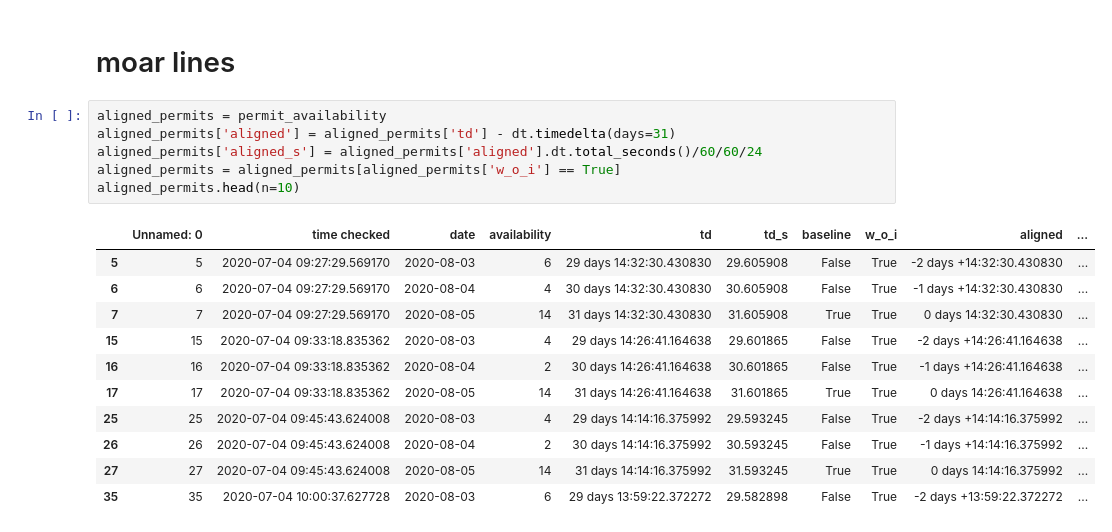
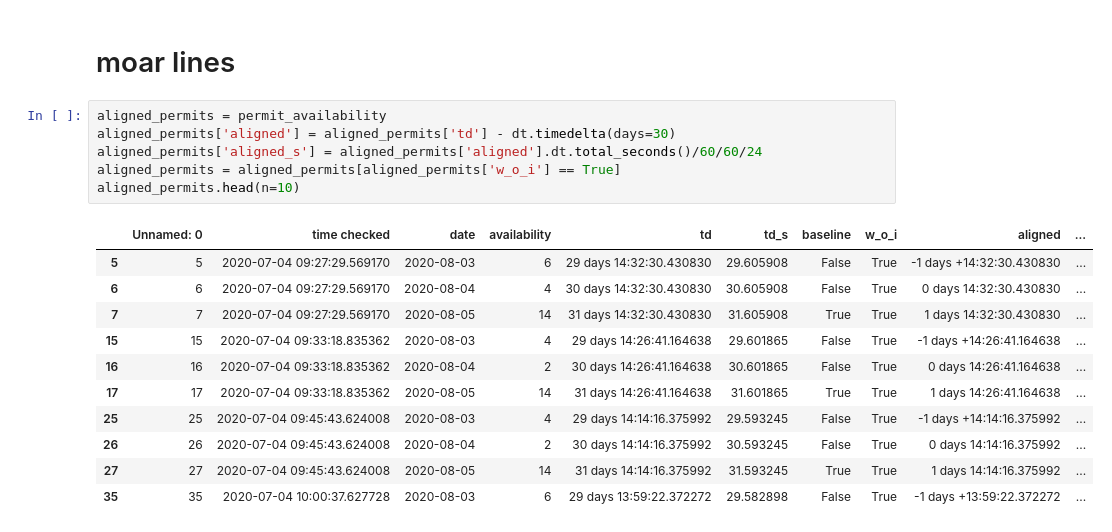
Before and after one commit to Sarulian/NapaliChecker, a Jupyter notebook: nepali_plotting.ipynb, the cells around one changed output. Saved outputs shown, nothing was run; the diff lists cells and outputs as text.

```diff
--- a/nepali_plotting.ipynb
+++ b/nepali_plotting.ipynb
@@ -145,22 +145,22 @@ plt.colorbar()
 # moar lines
 # %%
 aligned_permits = permit_availability
-aligned_permits['aligned'] = aligned_permits['td'] - dt.timedelta(days=31)
+aligned_permits['aligned'] = aligned_permits['td'] - dt.timedelta(days=30)
 aligned_permits['aligned_s'] = aligned_permits['aligned'].dt.total_seconds()/60/60/24
 aligned_permits = aligned_permits[aligned_permits['w_o_i'] == True]
 aligned_permits.head(n=10)
 # %% [output]
 |  | Unnamed: 0 | time checked | date | availability | td | td_s | baseline | w_o_i | aligned | ... |
-| 5 | 5 | 2020-07-04 09:27:29.569170 | 2020-08-03 | 6 | 29 days 14:32:30.430830 | 29.605908 | False | True | -2 days +14:32:30.430830 | ... |
-| 6 | 6 | 2020-07-04 09:27:29.569170 | 2020-08-04 | 4 | 30 days 14:32:30.430830 | 30.605908 | False | True | -1 days +14:32:30.430830 | ... |
-| 7 | 7 | 2020-07-04 09:27:29.569170 | 2020-08-05 | 14 | 31 days 14:32:30.430830 | 31.605908 | True | True | 0 days 14:32:30.430830 | ... |
-| 15 | 15 | 2020-07-04 09:33:18.835362 | 2020-08-03 | 4 | 29 days 14:26:41.164638 | 29.601865 | False | True | -2 days +14:26:41.164638 | ... |
-| 16 | 16 | 2020-07-04 09:33:18.835362 | 2020-08-04 | 2 | 30 days 14:26:41.164638 | 30.601865 | False | True | -1 days +14:26:41.164638 | ... |
-| 17 | 17 | 2020-07-04 09:33:18.835362 | 2020-08-05 | 14 | 31 days 14:26:41.164638 | 31.601865 | True | True | 0 days 14:26:41.164638 | ... |
-| 25 | 25 | 2020-07-04 09:45:43.624008 | 2020-08-03 | 4 | 29 days 14:14:16.375992 | 29.593245 | False | True | -2 days +14:14:16.375992 | ... |
-| 26 | 26 | 2020-07-04 09:45:43.624008 | 2020-08-04 | 2 | 30 days 14:14:16.375992 | 30.593245 | False | True | -1 days +14:14:16.375992 | ... |
-| 27 | 27 | 2020-07-04 09:45:43.624008 | 2020-08-05 | 14 | 31 days 14:14:16.375992 | 31.593245 | True | True | 0 days 14:14:16.375992 | ... |
-| 35 | 35 | 2020-07-04 10:00:37.627728 | 2020-08-03 | 6 | 29 days 13:59:22.372272 | 29.582898 | False | True | -2 days +13:59:22.372272 | ... |
+| 5 | 5 | 2020-07-04 09:27:29.569170 | 2020-08-03 | 6 | 29 days 14:32:30.430830 | 29.605908 | False | True | -1 days +14:32:30.430830 | ... |
+| 6 | 6 | 2020-07-04 09:27:29.569170 | 2020-08-04 | 4 | 30 days 14:32:30.430830 | 30.605908 | False | True | 0 days 14:32:30.430830 | ... |
+| 7 | 7 | 2020-07-04 09:27:29.569170 | 2020-08-05 | 14 | 31 days 14:32:30.430830 | 31.605908 | True | True | 1 days 14:32:30.430830 | ... |
+| 15 | 15 | 2020-07-04 09:33:18.835362 | 2020-08-03 | 4 | 29 days 14:26:41.164638 | 29.601865 | False | True | -1 days +14:26:41.164638 | ... |
+| 16 | 16 | 2020-07-04 09:33:18.835362 | 2020-08-04 | 2 | 30 days 14:26:41.164638 | 30.601865 | False | True | 0 days 14:26:41.164638 | ... |
+| 17 | 17 | 2020-07-04 09:33:18.835362 | 2020-08-05 | 14 | 31 days 14:26:41.164638 | 31.601865 | True | True | 1 days 14:26:41.164638 | ... |
+| 25 | 25 | 2020-07-04 09:45:43.624008 | 2020-08-03 | 4 | 29 days 14:14:16.375992 | 29.593245 | False | True | -1 days +14:14:16.375992 | ... |
+| 26 | 26 | 2020-07-04 09:45:43.624008 | 2020-08-04 | 2 | 30 days 14:14:16.375992 | 30.593245 | False | True | 0 days 14:14:16.375992 | ... |
+| 27 | 27 | 2020-07-04 09:45:43.624008 | 2020-08-05 | 14 | 31 days 14:14:16.375992 | 31.593245 | True | True | 1 days 14:14:16.375992 | ... |
+| 35 | 35 | 2020-07-04 10:00:37.627728 | 2020-08-03 | 6 | 29 days 13:59:22.372272 | 29.582898 | False | True | -1 days +13:59:22.372272 | ... |
 # %%
 palette = plt.get_cmap('Set1')
 plt.figure(figsize=(13,7))
```
Also changed, not shown: parts of 1 cell of this notebook, 1 other file.
